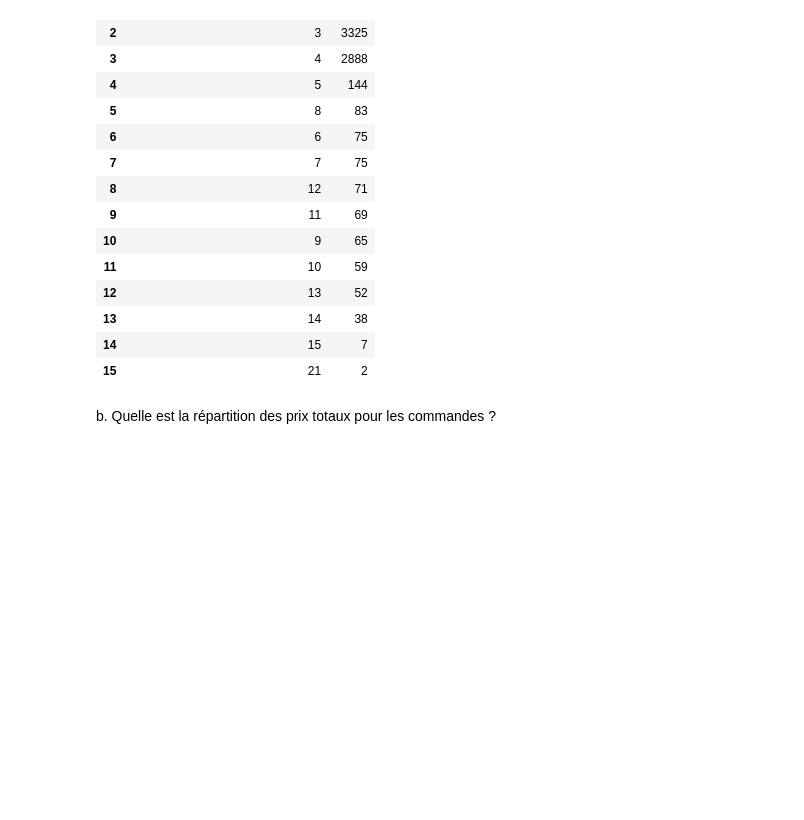
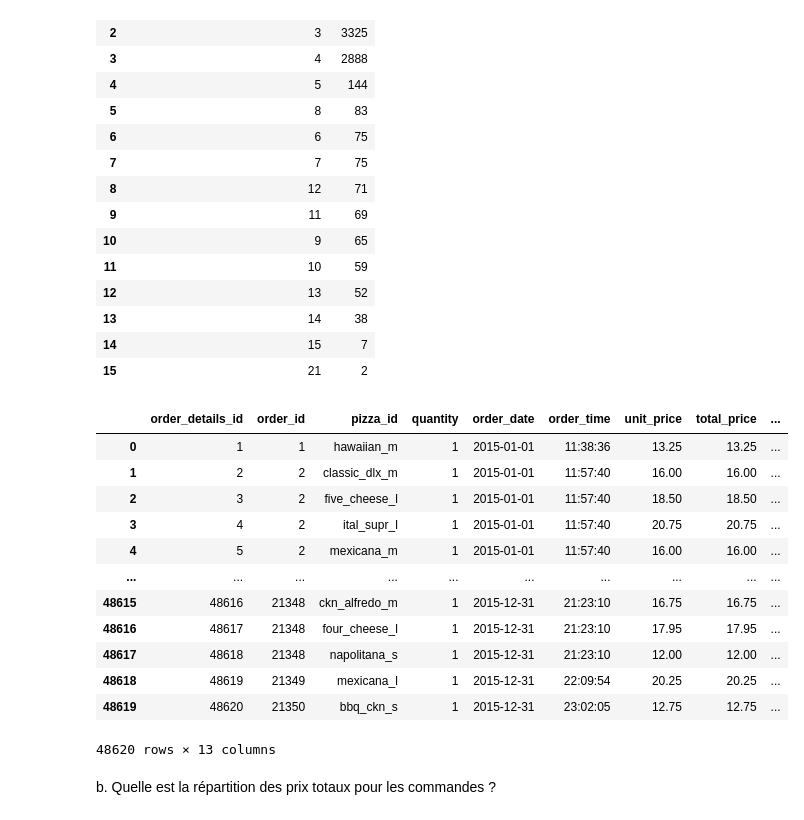
Before and after one commit to julienRactM/pizzaiojo, a Jupyter notebook: notebook.ipynb, the cells around one changed output. Cells and saved outputs as stored; diff of their text form; code cells hidden in the pictures; blank space fills up the shorter version.

```diff
--- a/notebook.ipynb
+++ b/notebook.ipynb
@@ -289,6 +289,22 @@ df.groupby('order_id')['pizza_name'].count().value_counts().reset_index()\
 | 13 | 14 | 38 |
 | 14 | 15 | 7 |
 | 15 | 21 | 2 |
+# %%
+df
+# %% [output]
+|  | order_details_id | order_id | pizza_id | quantity | order_date | order_time | unit_price | total_price | ... |
+| 0 | 1 | 1 | hawaiian_m | 1 | 2015-01-01 | 11:38:36 | 13.25 | 13.25 | ... |
+| 1 | 2 | 2 | classic_dlx_m | 1 | 2015-01-01 | 11:57:40 | 16.00 | 16.00 | ... |
+| 2 | 3 | 2 | five_cheese_l | 1 | 2015-01-01 | 11:57:40 | 18.50 | 18.50 | ... |
+| 3 | 4 | 2 | ital_supr_l | 1 | 2015-01-01 | 11:57:40 | 20.75 | 20.75 | ... |
+| 4 | 5 | 2 | mexicana_m | 1 | 2015-01-01 | 11:57:40 | 16.00 | 16.00 | ... |
+| ... | ... | ... | ... | ... | ... | ... | ... | ... | ... |
+| 48615 | 48616 | 21348 | ckn_alfredo_m | 1 | 2015-12-31 | 21:23:10 | 16.75 | 16.75 | ... |
+| 48616 | 48617 | 21348 | four_cheese_l | 1 | 2015-12-31 | 21:23:10 | 17.95 | 17.95 | ... |
+| 48617 | 48618 | 21348 | napolitana_s | 1 | 2015-12-31 | 21:23:10 | 12.00 | 12.00 | ... |
+| 48618 | 48619 | 21349 | mexicana_l | 1 | 2015-12-31 | 22:09:54 | 20.25 | 20.25 | ... |
+| 48619 | 48620 | 21350 | bbq_ckn_s | 1 | 2015-12-31 | 23:02:05 | 12.75 | 12.75 | ... |
+48620 rows × 13 columns
 # %% [markdown]
 b. Quelle est la répartition des prix totaux pour les commandes ?
 # %%
```
Also changed, not shown: parts of 4 cells of this notebook.
